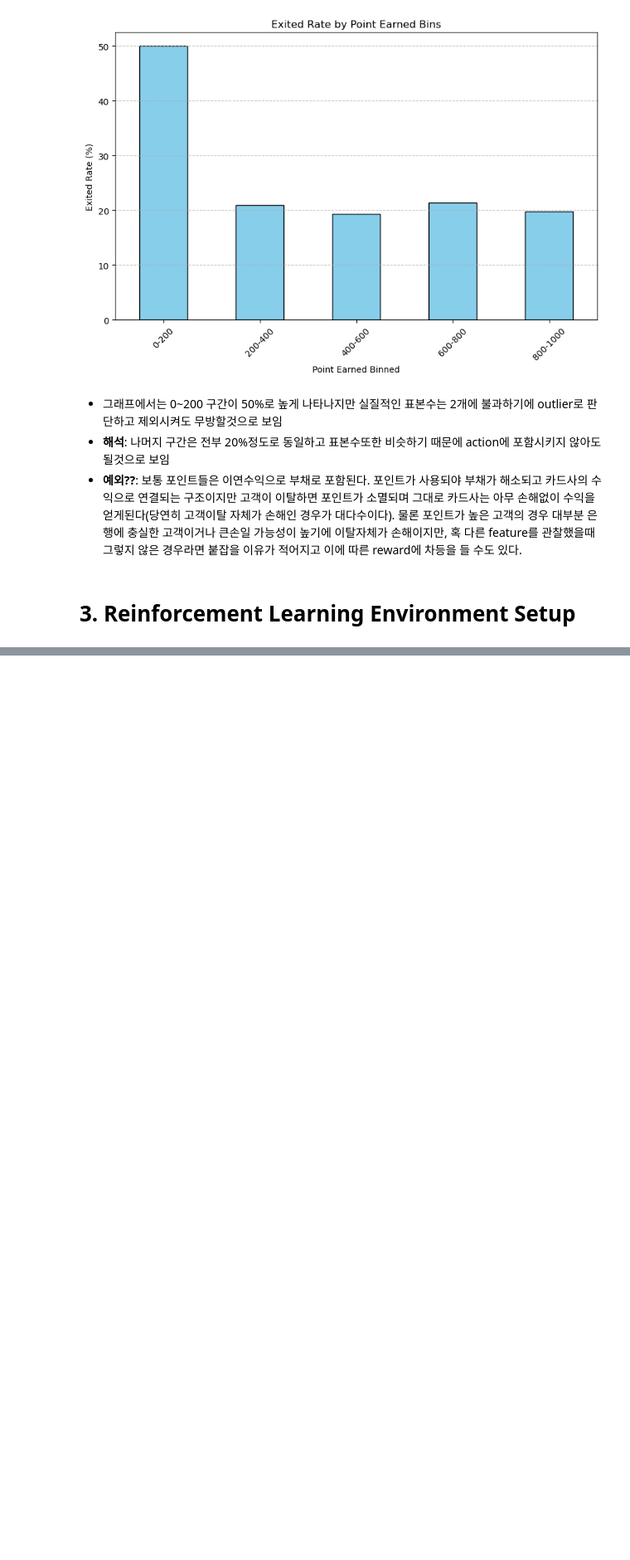
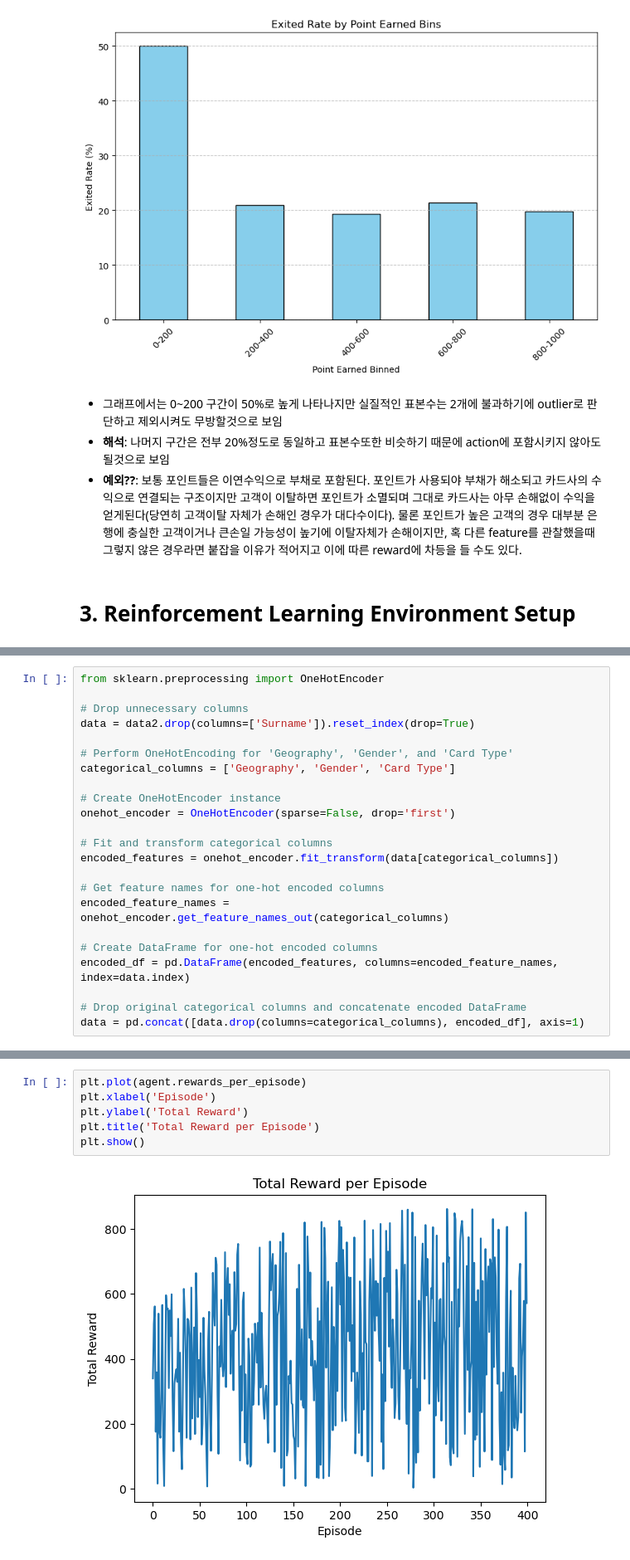
Before and after one commit to LikeLion-DSProjectTeam/Team_1, a Jupyter notebook: code/Beomseong.ipynb, the cells around one changed output, grey strips where cells are left out. Shown at 83% size. Cells and saved outputs as stored; diff of their text form; blank space fills up the shorter version.

```diff
--- a/code/Beomseong.ipynb
+++ b/code/Beomseong.ipynb
@@ -591,0 +574,23 @@ plt.show()
+# %%
+from sklearn.preprocessing import OneHotEncoder
+
+# Drop unnecessary columns
+data = data2.drop(columns=['Surname']).reset_index(drop=True)
+
+# Perform OneHotEncoding for 'Geography', 'Gender', and 'Card Type'
+categorical_columns = ['Geography', 'Gender', 'Card Type']
+
+# Create OneHotEncoder instance
+onehot_encoder = OneHotEncoder(sparse=False, drop='first')
+
+# Fit and transform categorical columns
+encoded_features = onehot_encoder.fit_transform(data[categorical_columns])
+
+# Get feature names for one-hot encoded columns
+encoded_feature_names = onehot_encoder.get_feature_names_out(categorical_columns)
+
+# Create DataFrame for one-hot encoded columns
+encoded_df = pd.DataFrame(encoded_features, columns=encoded_feature_names, index=data.index)
+
+# Drop original categorical columns and concatenate encoded DataFrame
+data = pd.concat([data.drop(columns=categorical_columns), encoded_df], axis=1)
@@ -727,0 +798,8 @@ class ChurnEnvironment(gym.Env):
+# %%
+plt.plot(agent.rewards_per_episode)
+plt.xlabel('Episode')
+plt.ylabel('Total Reward')
+plt.title('Total Reward per Episode')
+plt.show()
+# %% [output]
+[figure, added]
```
Also changed, not shown: parts of 11 cells of this notebook.
